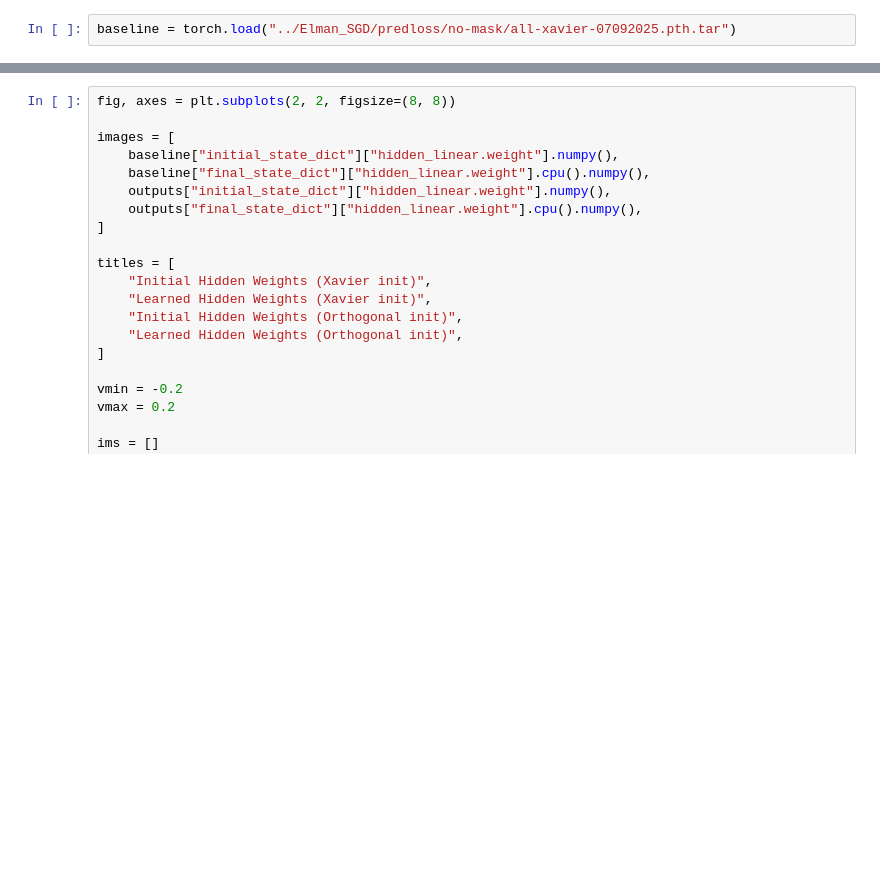
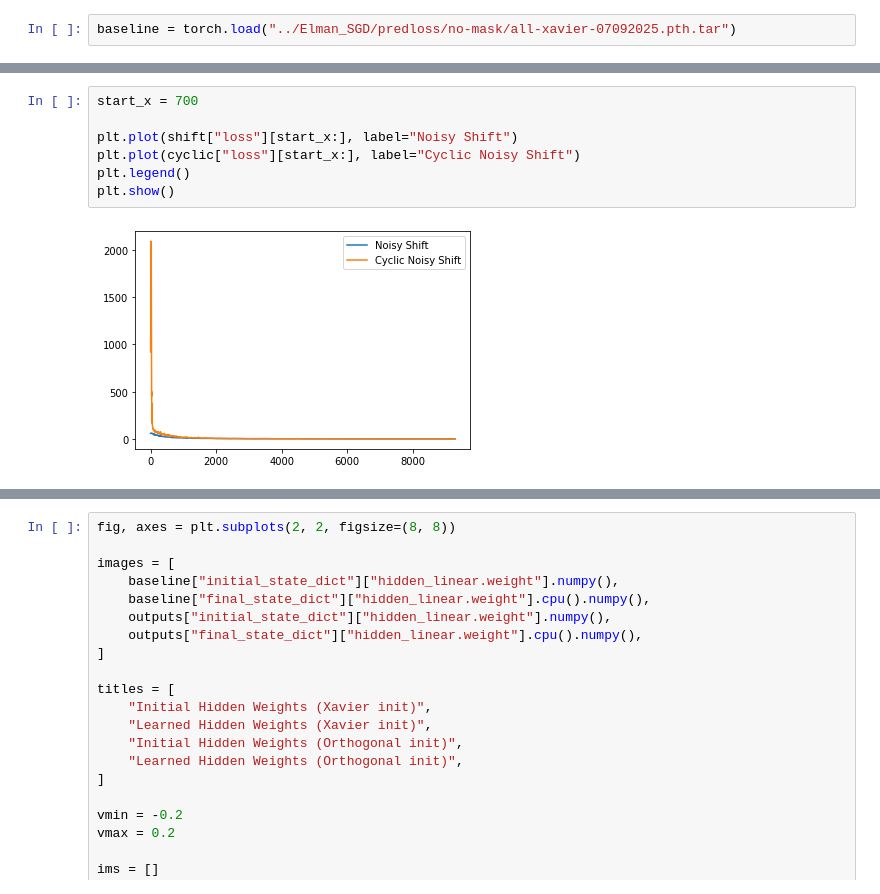
Before and after one commit to margotwagner/HCPrediction, a Jupyter notebook: notebooks/output-explorer.ipynb, the cells around one changed output, grey strips where cells are left out. Drawn from its saved outputs; the diff is of its cells as text; blank space fills up the shorter version.

```diff
--- a/notebooks/output-explorer.ipynb
+++ b/notebooks/output-explorer.ipynb
@@ -78 +62,10 @@ plt.show()
+# %%
+start_x = 700
+
+plt.plot(shift["loss"][start_x:], label="Noisy Shift")
+plt.plot(cyclic["loss"][start_x:], label="Cyclic Noisy Shift")
+plt.legend()
+plt.show()
+# %% [output]
+[figure, added]
 # %%
```
Also changed, not shown: parts of 10 cells of this notebook, 1 other file.
